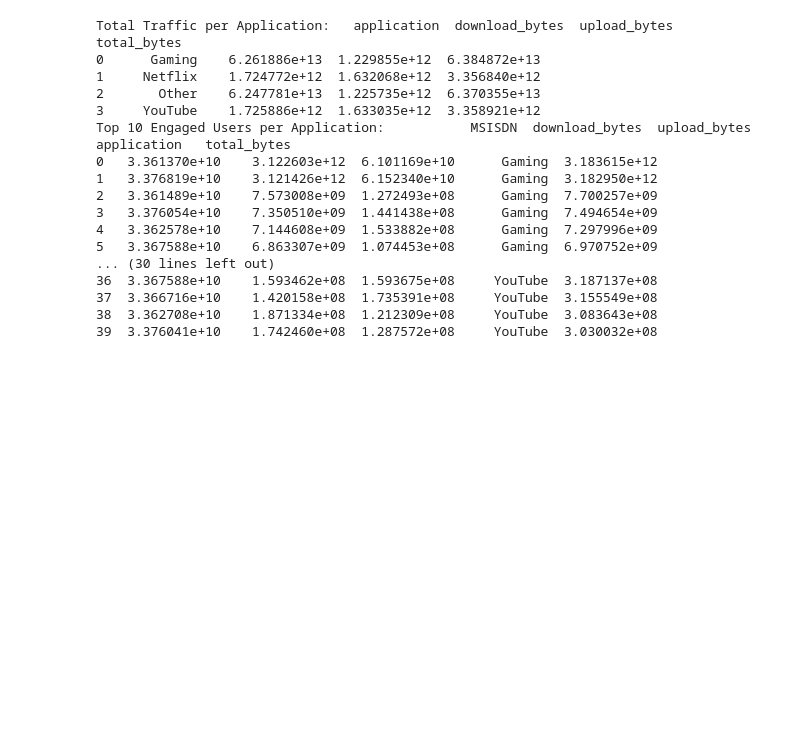
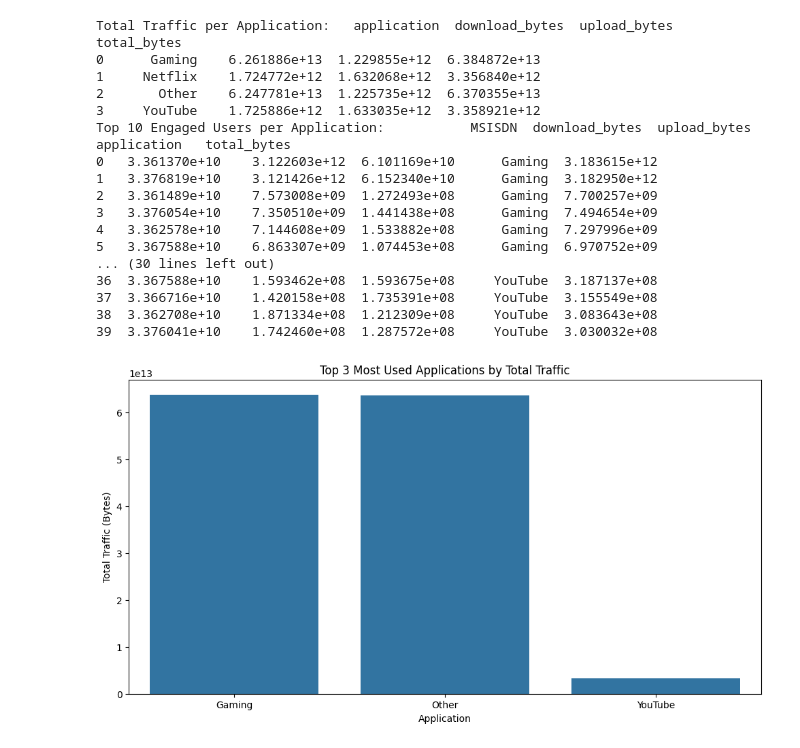
Before and after one commit to ab3lT/10-Academy-Week-2, a Jupyter notebook: notebook/experience_analytics.ipynb, the cells around one changed output. Saved outputs shown, nothing was run; the diff lists cells and outputs as text; code cells hidden in the pictures; blank space fills up the shorter version.

Commit message:
Plot top applications

```diff
--- a/notebook/experience_analytics.ipynb
+++ b/notebook/experience_analytics.ipynb
@@ -124,3 +124,9 @@ Top 10 Engaged Users per Application:           MSISDN  download_bytes  upload_b
 37  3.366716e+10    1.420158e+08  1.735391e+08     YouTube  3.155549e+08
 38  3.362708e+10    1.871334e+08  1.212309e+08     YouTube  3.083643e+08
 39  3.376041e+10    1.742460e+08  1.287572e+08     YouTube  3.030032e+08
+# %%
+# Plot top applications
+top_3_apps = app_total_traffic.nlargest(3, 'total_bytes')
+analysis.plot_top_applications(top_3_apps)
+# %% [output]
+[figure, added]
```
